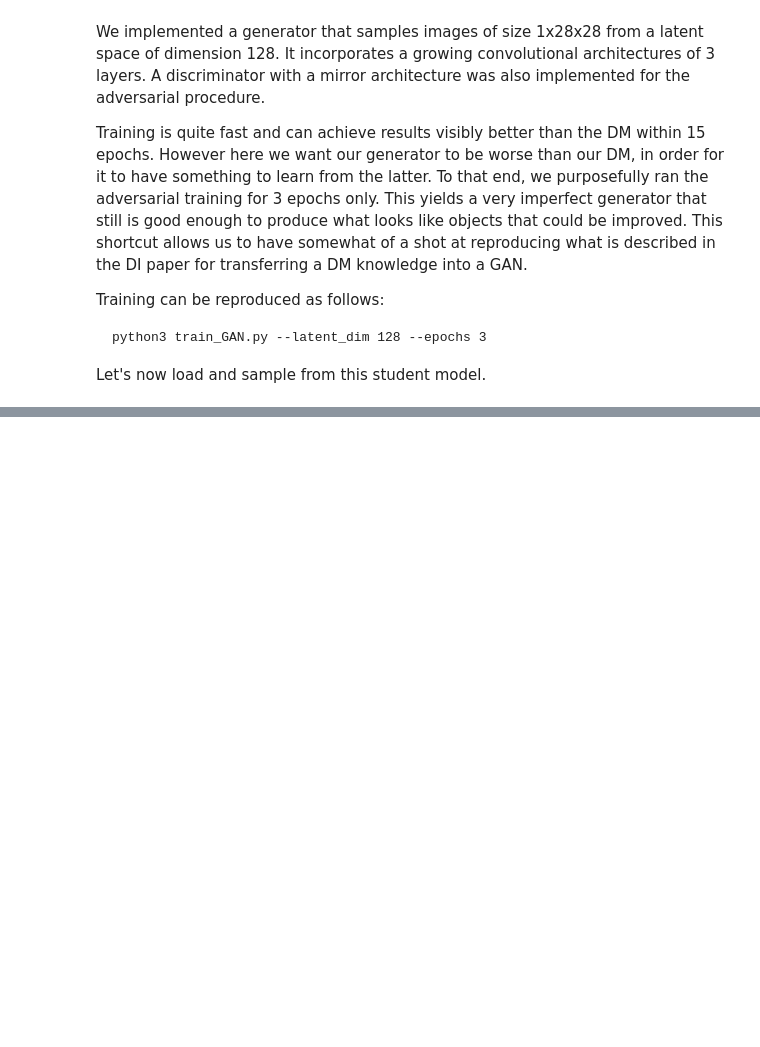
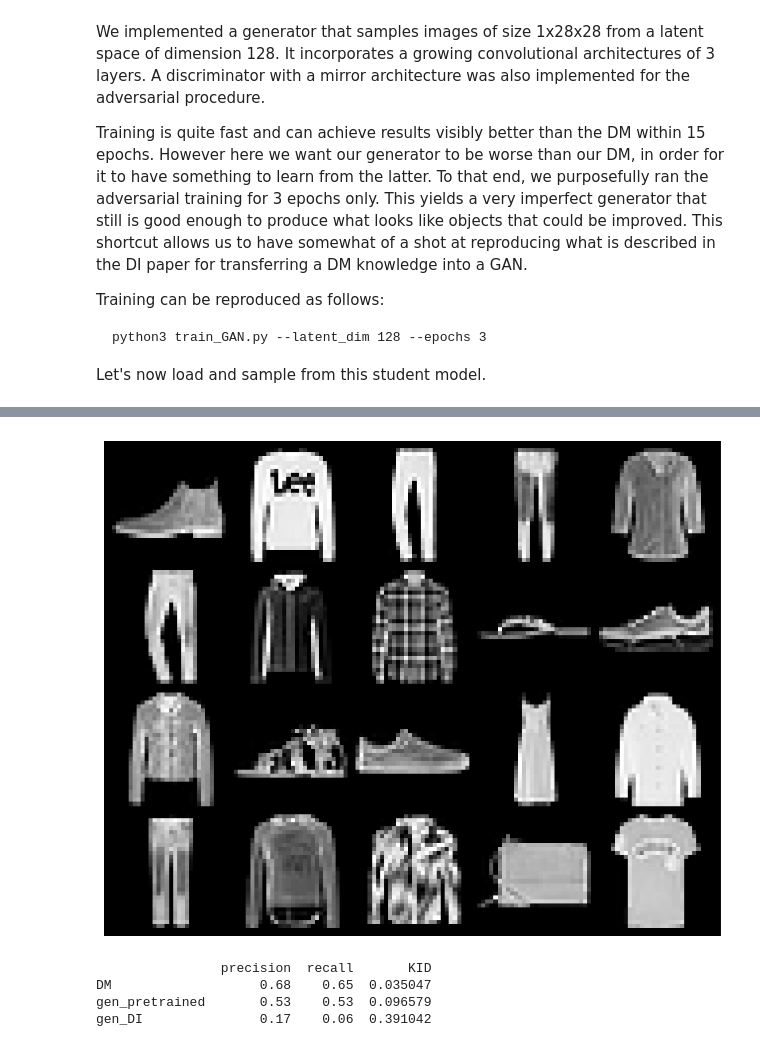
Before and after one commit to marssoo/GenAI2025-DiffInstruct, a Jupyter notebook: notebooks/Approach.ipynb, the cells around one changed output, grey strips where cells are left out. Saved outputs shown, nothing was run; the diff lists cells and outputs as text; code cells hidden in the pictures; blank space fills up the shorter version.

```diff
--- a/notebooks/Approach.ipynb
+++ b/notebooks/Approach.ipynb
@@ -132,0 +167,19 @@ generator = load_generator(generator_path, latent_dim, img_channels, hidden_dim,
+# %%
+# select num_samples true samples from fashionMNIST
+from torchvision import datasets, transforms
+
+transform = transforms.Compose([
+    transforms.ToTensor(),
+    transforms.Normalize((0.5,), (0.5,))
+])
+
+# Load FashionMNIS
+fashion_mnist_test = datasets.FashionMNIST(root="./data", train=False, download=True, transform=transform)
+
+test_loader = torch.utils.data.DataLoader(dataset=fashion_mnist_test, batch_size=num_samples, shuffle=False)
+
+real_samples, labels = next(iter(test_loader))
+# %%
+visualize_images(real_samples[:n_display])
+# %% [output]
+[figure, added]
@@ -132,0 +197,16 @@ generator = load_generator(generator_path, latent_dim, img_channels, hidden_dim,
+# %%
+precision_recall_kid = {
+    "DM": [precision_DM, recall_DM, kid_DI],
+    "gen_pretrained": [precision_g_pretrained, recall_g_pretrained, kid_g_pretrained],
+    "gen_DI": [precision_g_DI, recall_g_DI, kid_g_DI],
+}
+
+df_scores = pd.DataFrame.from_dict(precision_recall_kid, orient='index', columns=['precision', 'recall', 'KID'])
+
+# Display the DataFrame
+print(df_scores)
+# %% [output]
+                precision  recall       KID
+DM                   0.68    0.65  0.035047
+gen_pretrained       0.53    0.53  0.096579
+gen_DI               0.17    0.06  0.391042
```
Also changed, not shown: parts of 15 cells of this notebook, 10 other files.
